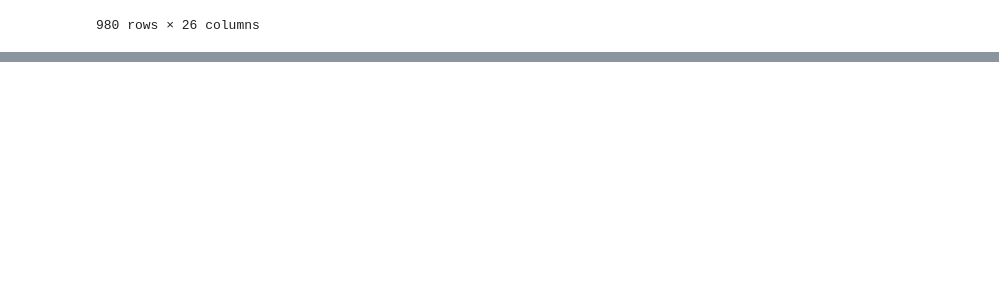
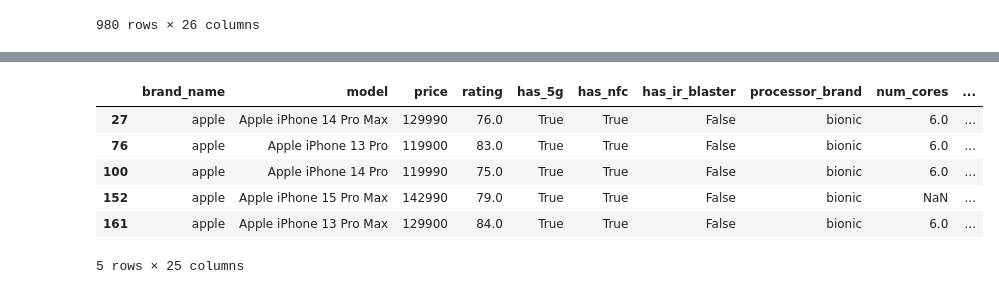
Before and after one commit to GlitchyStar717/AneXPrototype, a Jupyter notebook: try.ipynb, the cells around one changed output, grey strips where cells are left out. Drawn from its saved outputs; the diff is of its cells as text; code cells hidden in the pictures; blank space fills up the shorter version.

```diff
--- a/try.ipynb
+++ b/try.ipynb
@@ -229,0 +155,11 @@ memory usage: 138.1+ KB
+# %%
+final_rec = final_rec.query("price >= 100000")
+final_rec.head()
+# %% [output]
+|  | brand_name | model | price | rating | has_5g | has_nfc | has_ir_blaster | processor_brand | num_cores | ... |
+| 27 | apple | Apple iPhone 14 Pro Max | 129990 | 76.0 | True | True | False | bionic | 6.0 | ... |
+| 76 | apple | Apple iPhone 13 Pro | 119900 | 83.0 | True | True | False | bionic | 6.0 | ... |
+| 100 | apple | Apple iPhone 14 Pro | 119990 | 75.0 | True | True | False | bionic | 6.0 | ... |
+| 152 | apple | Apple iPhone 15 Pro Max | 142990 | 79.0 | True | True | False | bionic | NaN | ... |
+| 161 | apple | Apple iPhone 13 Pro Max | 129900 | 84.0 | True | True | False | bionic | 6.0 | ... |
+5 rows × 25 columns
```
Also changed, not shown: parts of 15 cells of this notebook, 1 other file.
